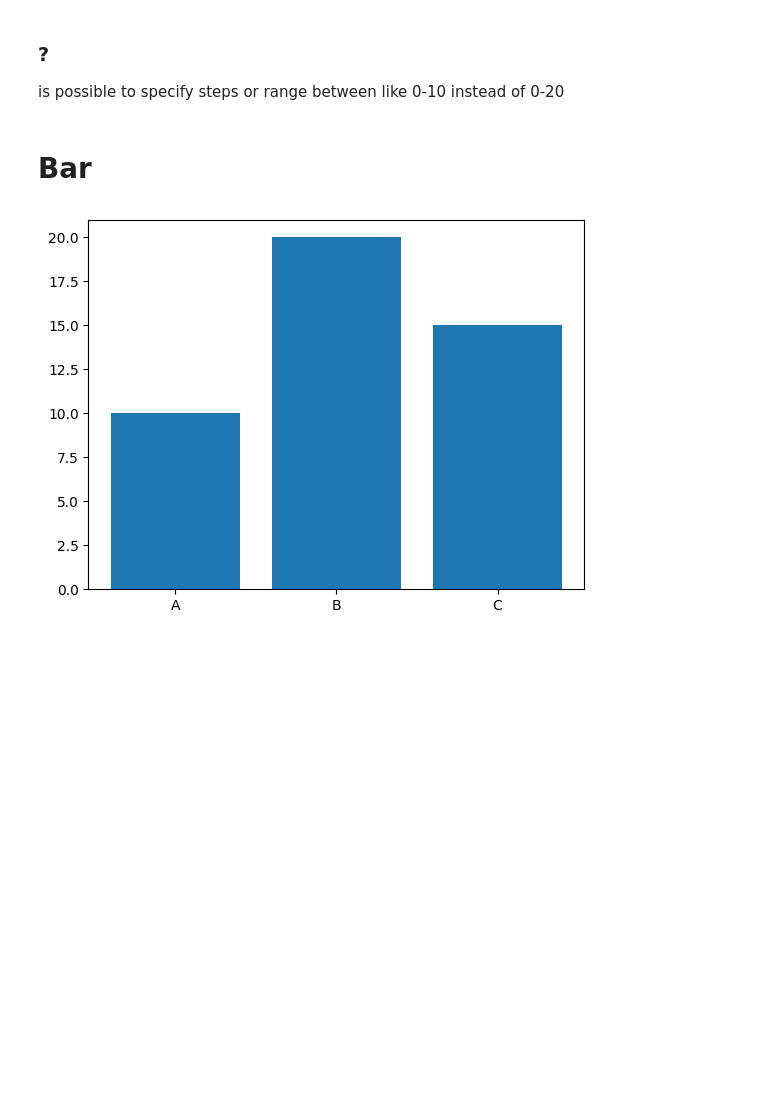
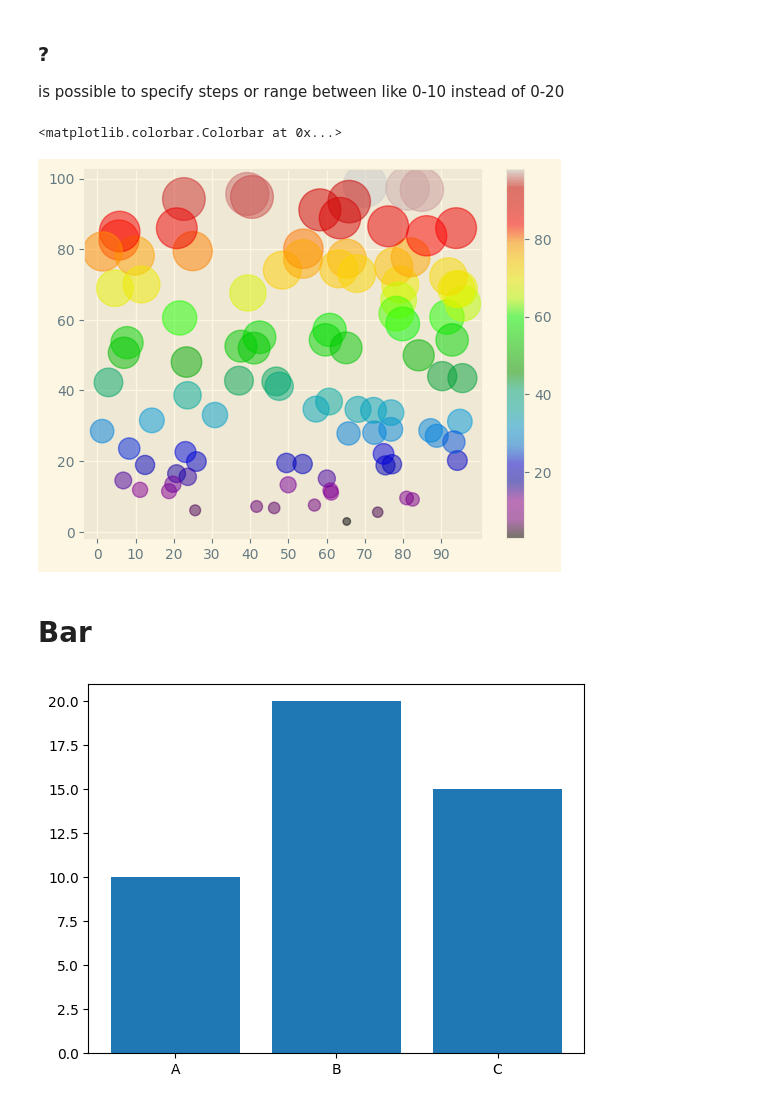
Before and after one commit to arun1248/data-science, a Jupyter notebook: notes/py_ds/plots.ipynb, the cells around one changed output. Cells and saved outputs as stored; diff of their text form; code cells hidden in the pictures; blank space fills up the shorter version.

```diff
--- a/notes/py_ds/plots.ipynb
+++ b/notes/py_ds/plots.ipynb
@@ -367,6 +380,16 @@ plt.colorbar()
 # %% [markdown]
 ### ?
 is possible to specify steps or range between like 0-10 instead of 0-20
+# %%
+x = np.random.random(100) * 100
+y = np.random.random(100) * 100
+
+plt.scatter(x,y, c=y, s=y*10, cmap='nipy_spectral', alpha=0.5)
+plt.xticks([x for x in range(0,100,10)])
+plt.colorbar()
+# %% [output]
+<matplotlib.colorbar.Colorbar at 0x...>
+[figure, added]
 # %% [markdown]
 # Bar
 # %%
```
Also changed, not shown: parts of 18 cells of this notebook, 7 other files.
